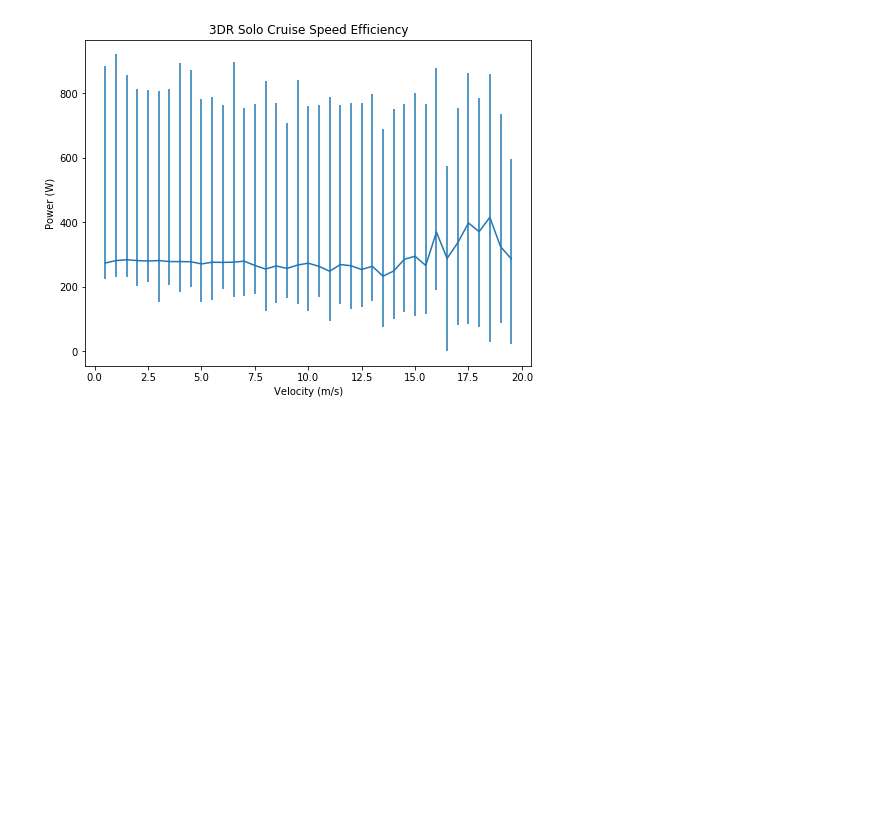
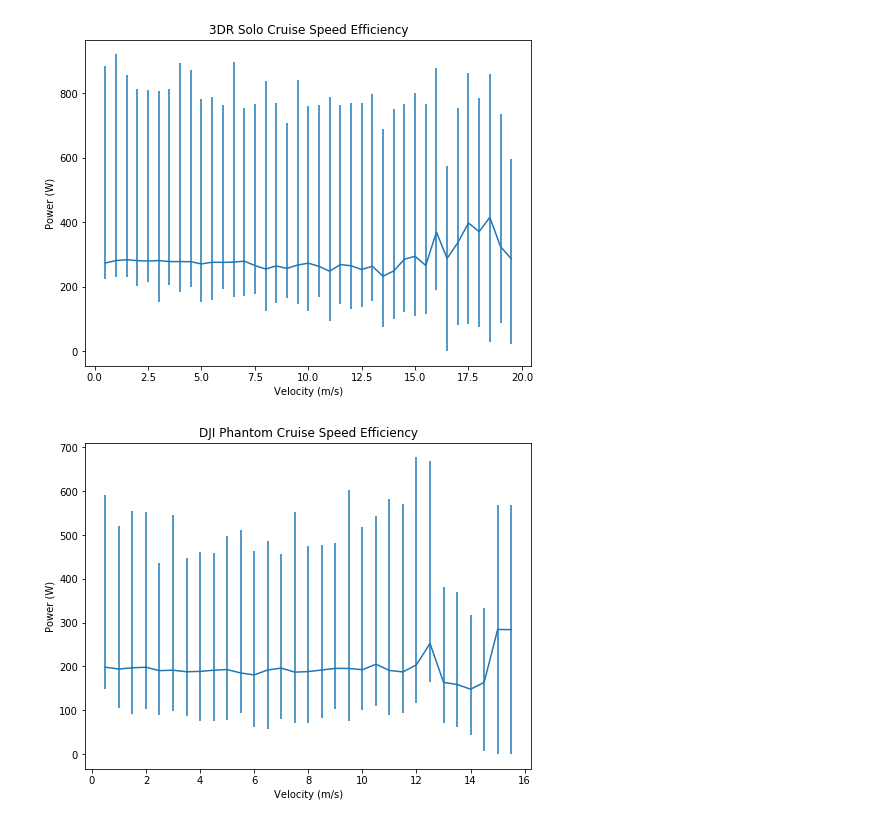
Before and after one commit to ntlhui/flight_data_analyzer, a Jupyter notebook: Flight Logs Analyzer Visualization.ipynb, the cells around one changed output. Drawn from its saved outputs; the diff is of its cells as text; code cells hidden in the pictures; blank space fills up the shorter version.

```diff
--- a/Flight Logs Analyzer Visualization.ipynb
+++ b/Flight Logs Analyzer Visualization.ipynb
@@ -403,9 +403,8 @@ plt.savefig('outputs/flight_platforms.png')
 [figure]
 # %%
 # Cruising Speed
-# Requires data/dji_vel_cur.pkl data/solo_vel_cur.pkl from extract_current.py
+# Requires data/solo_vel_cur.pkl from extract_current.py
 acft_type = 'SOLO'
-acft_type = 'DJI'
 
 if acft_type == 'SOLO':
     with open('data/solo_vel_cur.pkl', 'rb') as f:
@@ -413,7 +412,9 @@ if acft_type == 'SOLO':
 elif acft_type == 'DJI':
     with open('data/dji_vel_cur.pkl', 'rb') as f:
         results = pickle.load(f)
-
+elif acft_type == 'PX4':
+    with open('data/px4_vel_cur.pkl', 'rb') as f:
+        results = pickle.load(f)
 fig = plt.figure(figsize=(8, 6))
 datalist = []
 for log in results:
@@ -438,5 +439,51 @@ if acft_type == 'SOLO':
 elif acft_type == 'DJI':
     plt.title('DJI Phantom Cruise Speed Efficiency')
     plt.savefig('outputs/dji_cruise_speed.png')
+elif acft_type == 'PX4':
+    plt.title('PX4 Cruise Speed Efficiency')
+    plt.savefig('outputs/px4_cruise_speed.png')
 # %% [output]
 [figure]
+# %%
+# Cruising Speed
+# Requires data/dji_vel_cur.pkl from extract_current.py
+acft_type = 'DJI'
+
+if acft_type == 'SOLO':
+    with open('data/solo_vel_cur.pkl', 'rb') as f:
+        results = pickle.load(f)
+elif acft_type == 'DJI':
+    with open('data/dji_vel_cur.pkl', 'rb') as f:
+        results = pickle.load(f)
+elif acft_type == 'PX4':
+    with open('data/px4_vel_cur.pkl', 'rb') as f:
+        results = pickle.load(f)
+fig = plt.figure(figsize=(8, 6))
+datalist = []
+for log in results:
+    if log is None:
+        continue
+    datalist += list(log.values())
+datalist = [data for data in datalist if data[1] > 50 and data[0] < 20]
+data = np.array(datalist)
+
+df = pd.DataFrame(data = data, columns=['velocity', 'power'])
+df['v_q'] = pd.np.digitize(df.velocity, np.arange(0, int(np.ceil(df.velocity.max())), 0.5)) * 0.5
+df1 = df.groupby('v_q').agg(["mean", np.min, np.max]).dropna()
+df1['power']['mean'].to_numpy()
+df1['power'][['amin','amax']].to_numpy()
+list(df1.index)
+plt.errorbar(list(df1.index), df1['power']['mean'].to_numpy(), yerr=df1['power'][['amin', 'amax']].to_numpy().transpose())
+plt.ylabel('Power (W)')
+plt.xlabel('Velocity (m/s)')
+if acft_type == 'SOLO':
+    plt.title('3DR Solo Cruise Speed Efficiency')
+    plt.savefig('outputs/solo_cruise_speed.png')
+elif acft_type == 'DJI':
+    plt.title('DJI Phantom Cruise Speed Efficiency')
+    plt.savefig('outputs/dji_cruise_speed.png')
+elif acft_type == 'PX4':
+    plt.title('PX4 Cruise Speed Efficiency')
+    plt.savefig('outputs/px4_cruise_speed.png')
+# %% [output]
+[figure, added]
```
Also changed, not shown: parts of 1 cell of this notebook.
